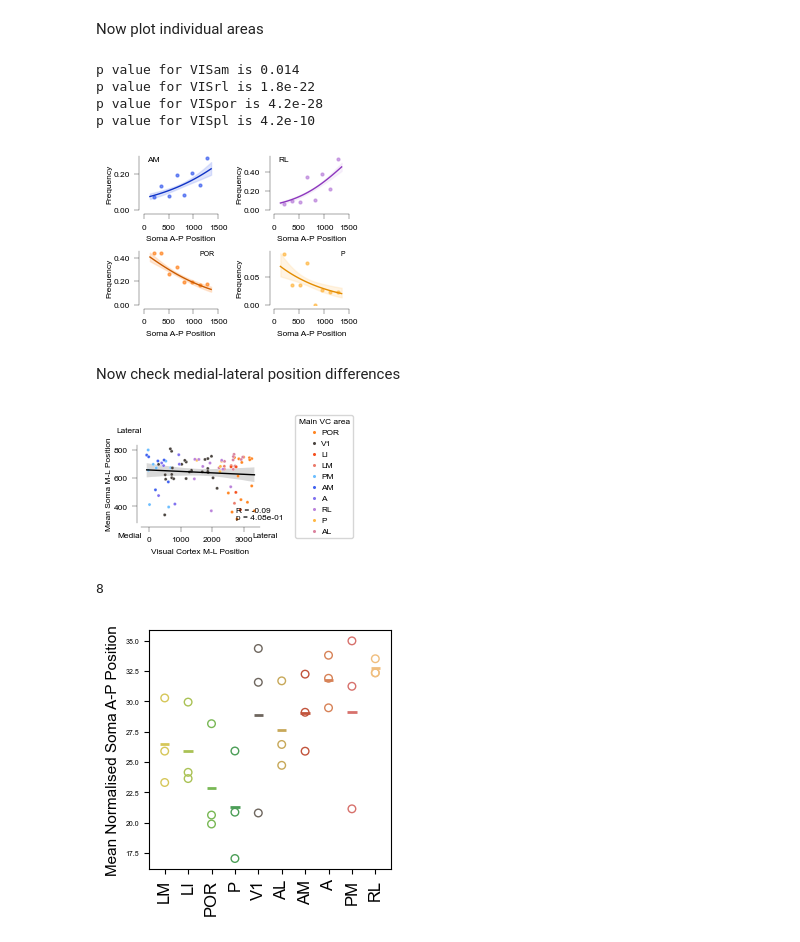
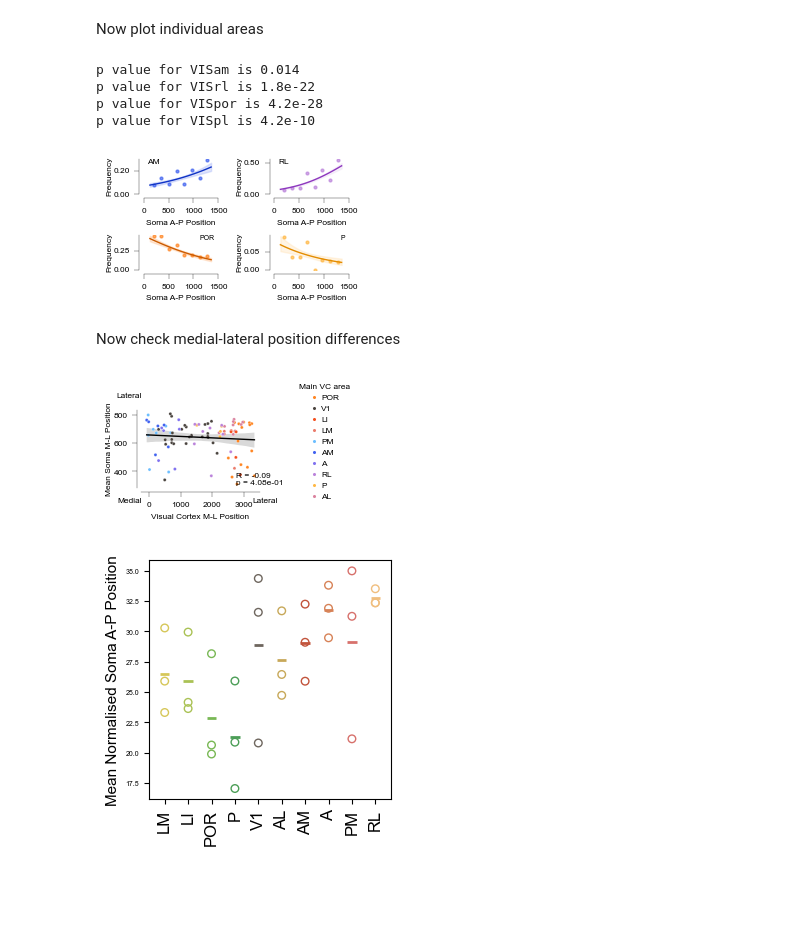
Before and after one commit to znamlab/MAPseq_processing, a Jupyter notebook: final_processing/fig2_shuff_vs_actual_motifs_updated_7.ipynb, the cells around one changed output. Drawn from its saved outputs; the diff is of its cells as text; code cells hidden in the pictures; blank space fills up the shorter version.

```diff
--- a/final_processing/fig2_shuff_vs_actual_motifs_updated_7.ipynb
+++ b/final_processing/fig2_shuff_vs_actual_motifs_updated_7.ipynb
@@ -1218,7 +1211,7 @@ all_cortex[vis_mask      == 1] = 3           # VIS cortex
 zproj = all_cortex.max(axis=1)
 # %%
 from matplotlib.colors import ListedColormap, BoundaryNorm
-fig_size = (4, 4)
+fig_size = (3, 3)
 fig, ax = plt.subplots(figsize=fig_size)
 
 fig.patch.set_facecolor('white')
@@ -1303,0 +1345,36 @@ for ac_bin in range (n_ac_bins):
+# %%
+distances_df_indiv_mice['observed/expected'] = distances_df_indiv_mice['oberved'] / distances_df_indiv_mice['expected']
+min_to_add = distances_df_indiv_mice[distances_df_indiv_mice['observed/expected'] > 0]['observed/expected'].min() * 0.01
+distances_df_indiv_mice['log_observed/expected'] = np.log2(distances_df_indiv_mice['observed/expected'] + min_to_add)
+
+filtered_df = distances_df_indiv_mice[distances_df_indiv_mice['mouse'].isin(mice)]
+grouped_log = filtered_df.groupby(['ac_bin', 'vc_bin'])['log_observed/expected'].mean().reset_index()
+pivot_log = grouped_log.pivot(index='ac_bin', columns='vc_bin', values='log_observed/expected')
+distances_pivot_table = distances_df.pivot(index='ac_bin', columns='vc_bin', values='dist')
+fig, axes = plt.subplots(1, 2, figsize=(3, 1.2))
+
+
+sb.heatmap(pivot_log, cmap='coolwarm', center=0, ax=axes[0],
+           cbar_kws={'label': 'Log2(Observed/Expected)'})
+axes[0].set_title('Observed/Expected', weight='bold')
+axes[0].set_xlabel('VC Target A-P Bin')
+axes[0].set_ylabel('A1 Soma A-P Bin')
+
+sb.heatmap(distances_pivot_table, cmap='coolwarm', ax=axes[1],
+           cbar_kws={'label': 'Distance (μm)'})
+axes[1].set_title('Euclidean Distances', weight='bold')
+axes[1].set_xlabel('VC Target A-P Bin')
+axes[1].set_ylabel('')
+axes[0].tick_params(axis='y', labelrotation=0)
+axes[1].tick_params(axis='y', labelrotation=0)
+plt.tight_layout()
+plt.show()
+
+log_values = pivot_log.values.flatten()
+dist_values = distances_pivot_table.values.flatten()
+
+mask = ~np.isnan(log_values) & ~np.isnan(dist_values)
+corr = np.corrcoef(log_values[mask], dist_values[mask])[0, 1]
+
+print(f"Pearson correlation between log(observed/expected) and distances: {corr:.3f}")
+fig.savefig(f"{saving_path}/supplementary/fig_s4_AP_vs_dist_heatmaps.svg", format="svg")
@@ -1634,7 +1806,7 @@ HVA_colors_updated = ff.get_colour_dict(allen_nomenclature=True)
 areas_to_plot = ['VISam', 'VISrl', 'VISpor', 'VISpl']
 num_bins = 8
 
-fig, axes = plt.subplots(nrows=2, ncols=2, figsize=(2.7, 2))
+fig, axes = plt.subplots(nrows=2, ncols=2, figsize=(2.7, 1.6))
 axes = axes.flatten()
 
 for idx, (ax, area) in enumerate(zip(axes, areas_to_plot)):
@@ -1684,34 +1856,34 @@ for idx, (ax, area) in enumerate(zip(axes, areas_to_plot)):
         axisColor='k',
         mySize=font_size
     )
 
 
     p_corrected = pval_df.loc[area, 'p_value_corrected']
     print (f'p value for {area} is {p_corrected:.2g}')
     if idx < 2:
         ax.text(0.05, 1, f"{convert_dict[area]}",
                 transform=ax.transAxes,
                 ha='left', va='top',
                 fontsize=font_size, color='black')
     else:
         ax.text(0.95, 1, f"{convert_dict[area]}",
                 transform=ax.transAxes,
                 ha='right', va='top',
                 fontsize=5, color='black')
 
     ax.yaxis.set_major_formatter(FormatStrFormatter('%.2f'))
     ax.set_xlim(left=0)
     ax.set_ylim(bottom=0)
     ax.set_xticks([0, 500, 1000, 1500])
 plt.tight_layout()
 plt.show()
 fig.savefig(f"{saving_path}/fig2_proj_prob_AP.svg", format="svg")
 # %% [output]
 p value for VISam is 0.014
 p value for VISrl is 1.8e-22
 p value for VISpor is 4.2e-28
 p value for VISpl is 4.2e-10
-[figure, old version]
+[figure, new version]
 # %% [markdown]
 Now check medial-lateral position differences
 # %%
@@ -1856,7 +2028,7 @@ scatter = sb.scatterplot(
 handles, labels = scatter.get_legend_handles_labels()
 
 ax.legend(
-    handles=handles,
+    handles=handles, frameon=False,
     labels=labels,
     title="Main VC area",
     bbox_to_anchor=(1.3, -0.2),
@@ -1889,11 +2061,7 @@ plt.tight_layout()
 fig.savefig(f"{saving_path}/supplementary/fig_s4_ML_vs_VISML.svg", format="svg")
 plt.show()
 # %% [output]
-[figure, old version]
+[figure, new version]
-# %%
-font_size
-# %% [output]
-8
 # %%
 # HVA_colors_updated = {
 #     'VISp': '#6E665E',
```
Also changed, not shown: parts of 17 cells of this notebook.
